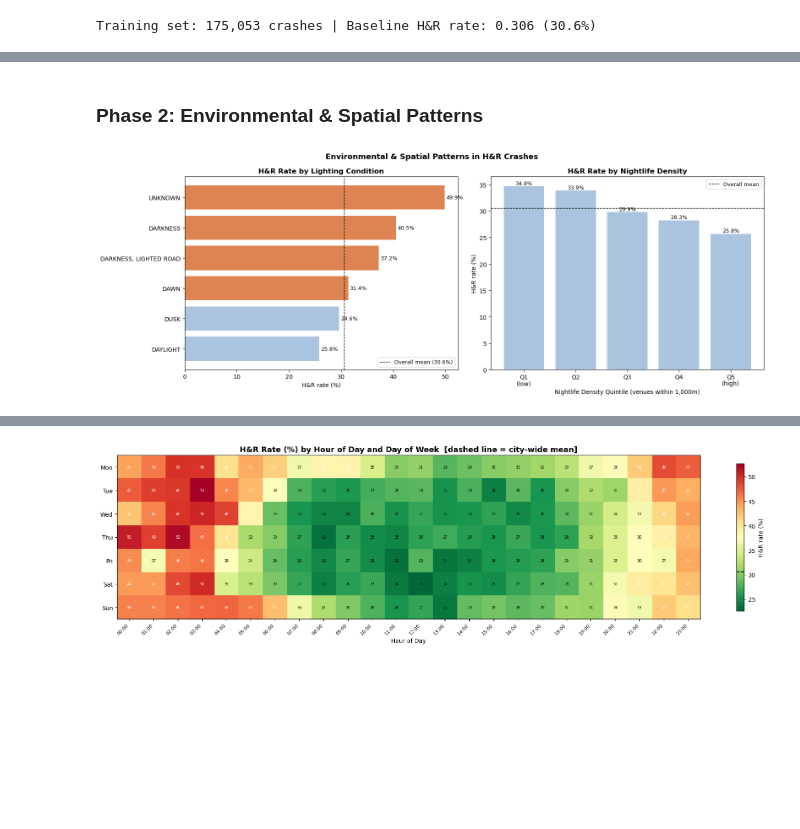
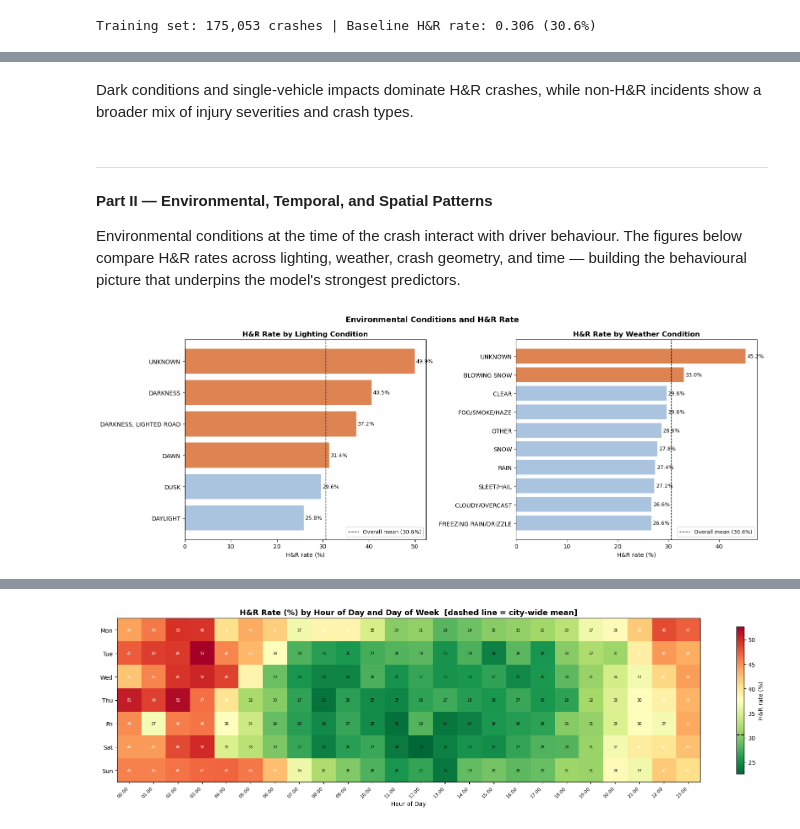
Before and after one commit to casagochman/chicago-hit-and-run, a Jupyter notebook: multi_ds/chicago_hitnrun_writeup.ipynb, the cells around one changed output, grey strips where cells are left out. Cells and saved outputs as stored; diff of their text form; code cells hidden in the pictures; blank space fills up the shorter version.

```diff
--- a/multi_ds/chicago_hitnrun_writeup.ipynb
+++ b/multi_ds/chicago_hitnrun_writeup.ipynb
@@ -547,11 +548,10 @@ Crash type breakdown and injury severity for H&R vs non-H&R crashes.
 # %%
-# Injury profile EDA — generates imgs/injury_eda.png
 import pandas as pd
 import numpy as np
 import matplotlib
 import matplotlib.pyplot as plt
 
-df = pd.read_parquet("train_crashes_final.parquet")
+df = df_eda.copy()
 TARGET = "is_hit_and_run"
 
 df["label"] = df[TARGET].map({0: "Non-H&R", 1: "H&R"})
@@ -627,4 +627,4 @@ for i, (idx, row) in enumerate(hnr_injury.iterrows()):
 
 plt.suptitle("H&R Injury Profile", fontsize=14, fontweight="bold")
 plt.tight_layout()
-plt.close()
+plt.show()
@@ -664,49 +633,58 @@ plt.show()
+# %% [markdown]
+Dark conditions and single-vehicle impacts dominate H&R crashes, while non-H&R incidents show a broader mix of injury severities and crash types.
 # %% [markdown]
-### Phase 2: Environmental & Spatial Patterns
+---
+
+**Part II — Environmental, Temporal, and Spatial Patterns**
+
+Environmental conditions at the time of the crash interact with driver behaviour. The figures below compare H&R rates across lighting, weather, crash geometry, and time — building the behavioural picture that underpins the model's strongest predictors.
 # %%
-# H&R rate by lighting condition and nightlife density bin
 import matplotlib.pyplot as plt
 import numpy as np
 
 fig, axes = plt.subplots(1, 2, figsize=(16, 6))
+baseline = df_eda["is_hit_and_run"].mean() * 100
 
 # Left: H&R rate by lighting condition
 ax = axes[0]
 lighting = (
     df_eda.groupby("lighting_condition")["is_hit_and_run"]
     .agg(["mean", "count"]).reset_index()
     .query("count >= 100")
     .sort_values("mean", ascending=True)
 )
 lighting["mean_pct"] = lighting["mean"] * 100
-colors = ["#DD8452" if v > df_eda["is_hit_and_run"].mean() * 100 else "#aac4e0"
-          for v in lighting["mean_pct"]]
+colors = ["#DD8452" if v > baseline else "#aac4e0" for v in lighting["mean_pct"]]
 bars = ax.barh(lighting["lighting_condition"], lighting["mean_pct"], color=colors)
-ax.axvline(df_eda["is_hit_and_run"].mean() * 100, color="black",
-           linestyle="--", linewidth=1, label=f"Overall mean ({df_eda['is_hit_and_run'].mean()*100:.1f}%)")
+ax.axvline(baseline, color="black", linestyle="--", linewidth=1,
+           label=f"Overall mean ({baseline:.1f}%)")
 ax.set_xlabel("H&R rate (%)")
 ax.set_title("H&R Rate by Lighting Condition", fontweight="bold")
 ax.legend(fontsize=9)
 for bar, v in zip(bars, lighting["mean_pct"]):
     ax.text(v + 0.3, bar.get_y() + bar.get_height()/2, f"{v:.1f}%", va="center", fontsize=9)
 
-# Right: H&R rate by nightlife density quintile
+# Right: H&R rate by weather condition
 ax = axes[1]
-df_eda["nightlife_bin"] = pd.qcut(df_eda["nightlife_density_1000m"], q=5,
-                                   labels=["Q1\n(low)", "Q2", "Q3", "Q4", "Q5\n(high)"])
-nbin = df_eda.groupby("nightlife_bin", observed=True)["is_hit_and_run"].mean() * 100
-ax.bar(nbin.index.astype(str), nbin.values, color="#aac4e0", edgecolor="white", linewidth=1.5)
-ax.set_xlabel("Nightlife Density Quintile (venues within 1,000m)")
-ax.set_ylabel("H&R rate (%)")
-ax.set_title("H&R Rate by Nightlife Density", fontweight="bold")
-ax.axhline(df_eda["is_hit_and_run"].mean() * 100, color="black", linestyle="--",
-           linewidth=1, label="Overall mean")
+weather = (
+    df_eda.groupby("weather_condition")["is_hit_and_run"]
+    .agg(["mean", "count"]).reset_index()
+    .query("count >= 100")
+    .sort_values("mean", ascending=True)
+)
+weather["mean_pct"] = weather["mean"] * 100
+colors = ["#DD8452" if v > baseline else "#aac4e0" for v in weather["mean_pct"]]
+bars = ax.barh(weather["weather_condition"], weather["mean_pct"], color=colors)
+ax.axvline(baseline, color="black", linestyle="--", linewidth=1,
+           label=f"Overall mean ({baseline:.1f}%)")
+ax.set_xlabel("H&R rate (%)")
+ax.set_title("H&R Rate by Weather Condition", fontweight="bold")
 ax.legend(fontsize=9)
-for i, v in enumerate(nbin.values):
-    ax.text(i, v + 0.2, f"{v:.1f}%", ha="center", fontsize=9)
+for bar, v in zip(bars, weather["mean_pct"]):
+    ax.text(v + 0.3, bar.get_y() + bar.get_height()/2, f"{v:.1f}%", va="center", fontsize=9)
 
-plt.suptitle("Environmental & Spatial Patterns in H&R Crashes", fontsize=13, fontweight="bold")
+plt.suptitle("Environmental Conditions and H&R Rate", fontsize=13, fontweight="bold")
 plt.tight_layout()
 plt.show()
 # %% [output]
-[figure, old version]
+[figure, new version]
```
Also changed, not shown: parts of 41 cells of this notebook.
